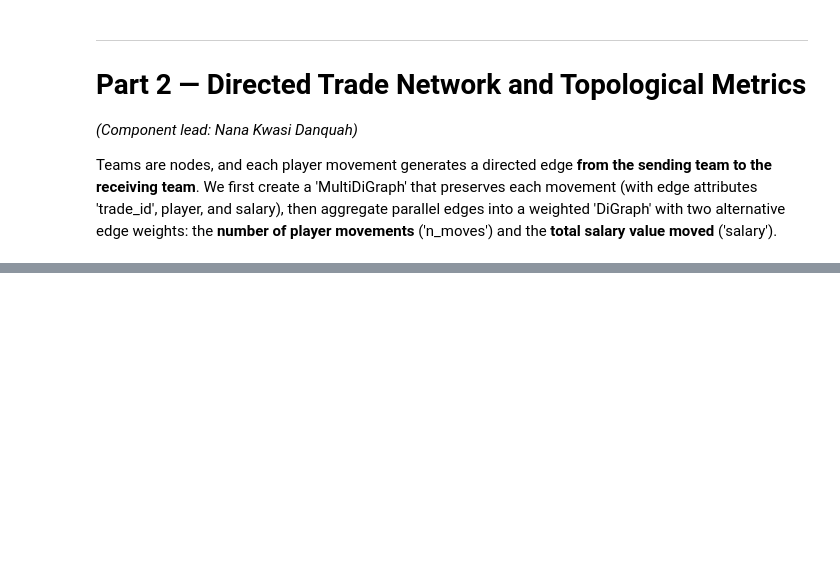
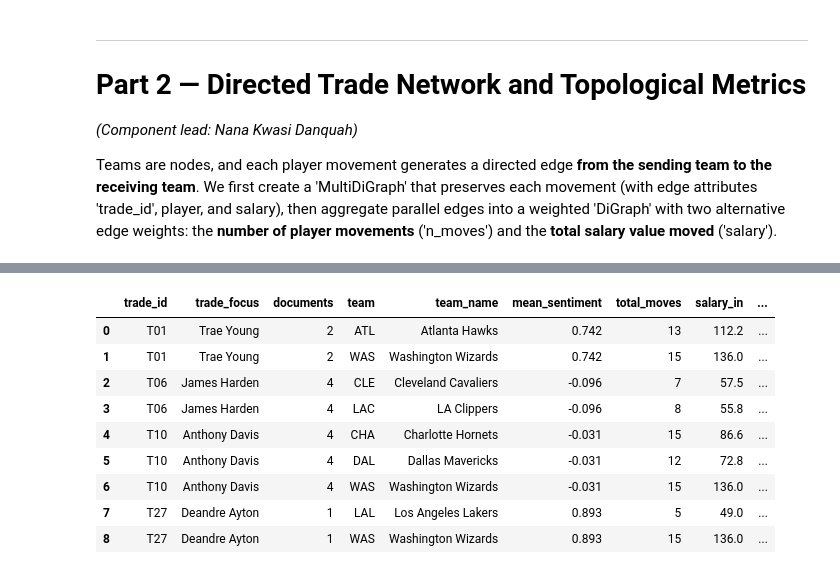
Before and after one commit to suffyankhan77/DATA620-Web-Analytics, a Jupyter notebook: projects/final_project/DATA620_Final_Project.ipynb, the cells around one changed output, grey strips where cells are left out. Cells and saved outputs as stored; diff of their text form; code cells hidden in the pictures; blank space fills up the shorter version.

```diff
--- a/projects/final_project/DATA620_Final_Project.ipynb
+++ b/projects/final_project/DATA620_Final_Project.ipynb
@@ -514,20 +829,67 @@ Finally we align the two threads (RQ4): do the trades and teams the public talks
 # %%
-# Teams involved in each corpus trade vs their network centrality
-focus_map = {'T06':['CLE','LAC'], 'T10':['WAS','DAL','CHA'], 'T01':['WAS','ATL'], 'T27':['WAS','LAL']}
-rows = []
-for tid, teams in focus_map.items():
-    sent = corpus.loc[corpus.trade_id==tid, 'compound'].mean()
-    for t in teams:
-        rows.append({'trade_id': tid, 'team': t, 'mean_sentiment': round(sent,3),
-                     'total_moves': cent.loc[t,'total_moves'],
-                     'salary_in': cent.loc[t,'w_in_salary'],
-                     'betweenness': cent.loc[t,'betweenness']})
-comp = pd.DataFrame(rows)
-print(comp.to_string(index=False))
+# --- Research Question 4:
+# Compare selected media narratives with network structure ---
 
-covered = {t for ts in focus_map.values() for t in ts}
-top_by_salary = set(cent.w_in_salary.sort_values(ascending=False).head(5).index)
-top_by_between = set(cent.betweenness.sort_values(ascending=False).head(5).index)
-print('\nTop-5 salary importers covered by the corpus:', sorted(top_by_salary & covered))
-print('Top-5 betweenness teams NOT covered by the corpus:', sorted(top_by_between - covered))
+selected_trade_ids = sorted(
+    corpus["trade_id"].unique()
+)
+
+# Identify all teams involved in each selected trade directly
+# from the transaction dataset.
+trade_team_map = {}
+
+for trade_id in selected_trade_ids:
+    trade_rows = trades.loc[
+        trades["trade_id"].eq(trade_id)
+        & trades["movement_type"].eq("player")
+    ]
+
+    involved_teams = sorted(
+        set(trade_rows["from_team"])
+        | set(trade_rows["to_team"])
+    )
+
+    trade_team_map[trade_id] = involved_teams
+
+
+comparison_rows = []
+
+for trade_id, teams in trade_team_map.items():
+    trade_documents = corpus.loc[
+        corpus["trade_id"].eq(trade_id)
+    ]
+
+    mean_sentiment = trade_documents["compound"].mean()
+    document_count = trade_documents["doc_id"].nunique()
+    trade_focus = trade_documents["trade_focus"].iloc[0]
+
+    for team in teams:
+        comparison_rows.append(
+            {
+                "trade_id": trade_id,
+                "trade_focus": trade_focus,
+                "documents": document_count,
+                "team": team,
+                "team_name": TEAM_NAMES[team],
+                "mean_sentiment": round(mean_sentiment, 3),
+                "total_moves": int(cent.loc[team, "total_moves"]),
+                "salary_in": round(
+                    cent.loc[team, "w_in_salary"],
+                    1,
+                ),
+                "betweenness": round(
+                    cent.loc[team, "betweenness"],
+                    3,
+                ),
+            }
+        )
+
+
+comparison = (
+    pd.DataFrame(comparison_rows)
+    .sort_values(["trade_id", "team"])
+    .reset_index(drop=True)
+)
+
+comparison
 # %% [output]
@@ -546,0 +896,10 @@ Top-5 betweenness teams NOT covered by the corpus: ['CHI']
+|  | trade_id | trade_focus | documents | team | team_name | mean_sentiment | total_moves | salary_in | ... |
+| 0 | T01 | Trae Young | 2 | ATL | Atlanta Hawks | 0.742 | 13 | 112.2 | ... |
+| 1 | T01 | Trae Young | 2 | WAS | Washington Wizards | 0.742 | 15 | 136.0 | ... |
+| 2 | T06 | James Harden | 4 | CLE | Cleveland Cavaliers | -0.096 | 7 | 57.5 | ... |
+| 3 | T06 | James Harden | 4 | LAC | LA Clippers | -0.096 | 8 | 55.8 | ... |
+| 4 | T10 | Anthony Davis | 4 | CHA | Charlotte Hornets | -0.031 | 15 | 86.6 | ... |
+| 5 | T10 | Anthony Davis | 4 | DAL | Dallas Mavericks | -0.031 | 12 | 72.8 | ... |
+| 6 | T10 | Anthony Davis | 4 | WAS | Washington Wizards | -0.031 | 15 | 136.0 | ... |
+| 7 | T27 | Deandre Ayton | 1 | LAL | Los Angeles Lakers | 0.893 | 5 | 49.0 | ... |
+| 8 | T27 | Deandre Ayton | 1 | WAS | Washington Wizards | 0.893 | 15 | 136.0 | ... |
```
Also changed, not shown: parts of 21 cells of this notebook.
